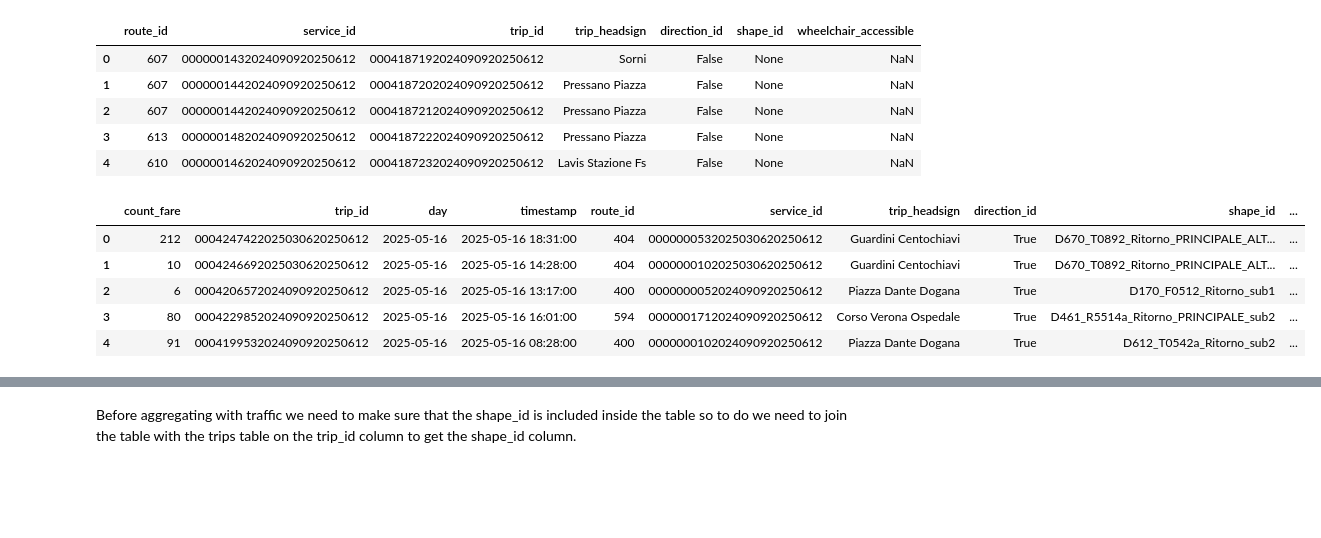
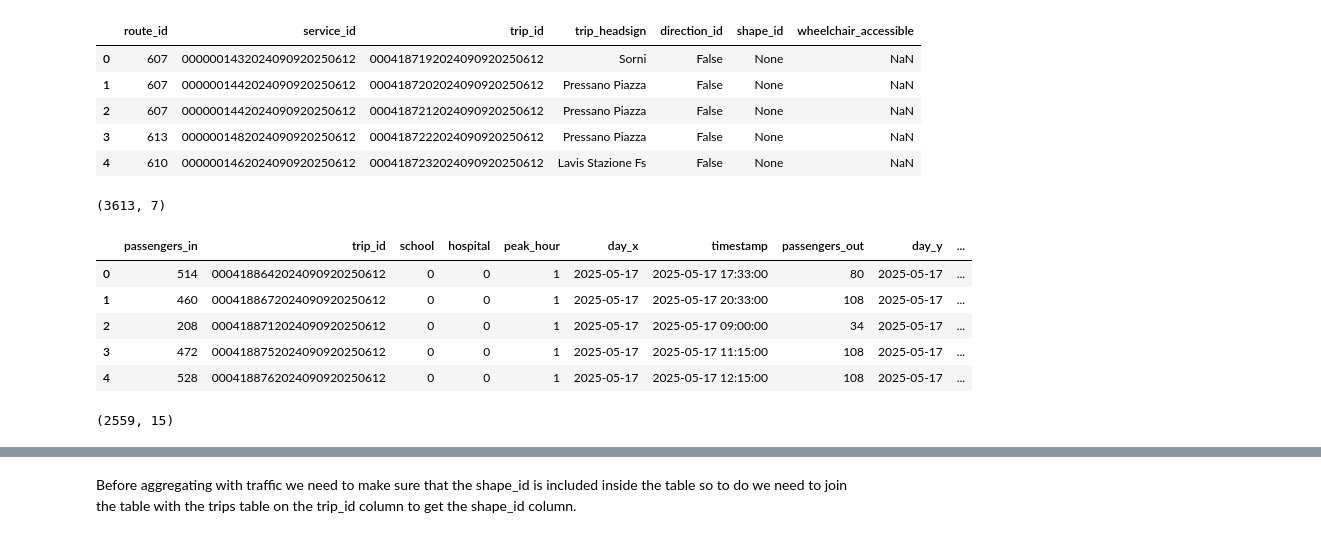
Before and after one commit to anthony-tricarico/BDTProject, a Jupyter notebook: notebooks/MLmodels.ipynb, the cells around one changed output, grey strips where cells are left out. Saved outputs shown, nothing was run; the diff lists cells and outputs as text; code cells hidden in the pictures; blank space fills up the shorter version.

```diff
--- a/notebooks/MLmodels.ipynb
+++ b/notebooks/MLmodels.ipynb
@@ -43,0 +51,22 @@ tickets.head()
+# %%
+# count people out for each trip
+conn.rollback()
+query = """
+SELECT
+    COUNT(status) as passengers_out,
+    trip_id,
+    DATE_TRUNC('day', timestamp) as day,
+    MAX(timestamp) as timestamp
+FROM
+    raw_sensors
+GROUP BY
+    trip_id,
+    DATE_TRUNC('day', timestamp),
+    DATE_TRUNC('month', timestamp),
+    DATE_TRUNC('year', timestamp)
+ORDER BY
+    day
+"""
+
+sensors =pd.read_sql(query, conn)
+sensors.head()
@@ -57,16 +105,24 @@ trips.head()
 | 2 | 607 | 0000001442024090920250612 | 0004187212024090920250612 | Pressano Piazza | False | None | NaN |
 | 3 | 613 | 0000001482024090920250612 | 0004187222024090920250612 | Pressano Piazza | False | None | NaN |
 | 4 | 610 | 0000001462024090920250612 | 0004187232024090920250612 | Lavis Stazione Fs | False | None | NaN |
+# %%
+trips.shape
+# %% [output]
+(3613, 7)
 # %%
-merged_tickets = tickets.merge(trips, on='trip_id')
+merged_tickets = tickets.merge(sensors, on=['trip_id','timestamp']).merge(trips, on='trip_id')#.sort_values('trip_id')
 merged_tickets.head()
 # %% [output]
-|  | count_fare | trip_id | day | timestamp | route_id | service_id | trip_headsign | direction_id | shape_id | ... |
-| 0 | 212 | 0004247422025030620250612 | 2025-05-16 | 2025-05-16 18:31:00 | 404 | 0000000532025030620250612 | Guardini Centochiavi | True | D670_T0892_Ritorno_PRINCIPALE_ALT... | ... |
-| 1 | 10 | 0004246692025030620250612 | 2025-05-16 | 2025-05-16 14:28:00 | 404 | 0000000102025030620250612 | Guardini Centochiavi | True | D670_T0892_Ritorno_PRINCIPALE_ALT... | ... |
-| 2 | 6 | 0004206572024090920250612 | 2025-05-16 | 2025-05-16 13:17:00 | 400 | 0000000052024090920250612 | Piazza Dante Dogana | True | D170_F0512_Ritorno_sub1 | ... |
-| 3 | 80 | 0004229852024090920250612 | 2025-05-16 | 2025-05-16 16:01:00 | 594 | 0000001712024090920250612 | Corso Verona Ospedale | True | D461_R5514a_Ritorno_PRINCIPALE_sub2 | ... |
-| 4 | 91 | 0004199532024090920250612 | 2025-05-16 | 2025-05-16 08:28:00 | 400 | 0000000102024090920250612 | Piazza Dante Dogana | True | D612_T0542a_Ritorno_sub2 | ... |
+|  | passengers_in | trip_id | school | hospital | peak_hour | day_x | timestamp | passengers_out | day_y | ... |
+| 0 | 514 | 0004188642024090920250612 | 0 | 0 | 1 | 2025-05-17 | 2025-05-17 17:33:00 | 80 | 2025-05-17 | ... |
+| 1 | 460 | 0004188672024090920250612 | 0 | 0 | 1 | 2025-05-17 | 2025-05-17 20:33:00 | 108 | 2025-05-17 | ... |
+| 2 | 208 | 0004188712024090920250612 | 0 | 0 | 1 | 2025-05-17 | 2025-05-17 09:00:00 | 34 | 2025-05-17 | ... |
+| 3 | 472 | 0004188752024090920250612 | 0 | 0 | 1 | 2025-05-17 | 2025-05-17 11:15:00 | 108 | 2025-05-17 | ... |
+| 4 | 528 | 0004188762024090920250612 | 0 | 0 | 1 | 2025-05-17 | 2025-05-17 12:15:00 | 108 | 2025-05-17 | ... |
+# %%
+merged_tickets.shape
+# %% [output]
+(2559, 15)
 # %%
 conn.rollback()
 
```
Also changed, not shown: parts of 27 cells of this notebook, 5 other files.
